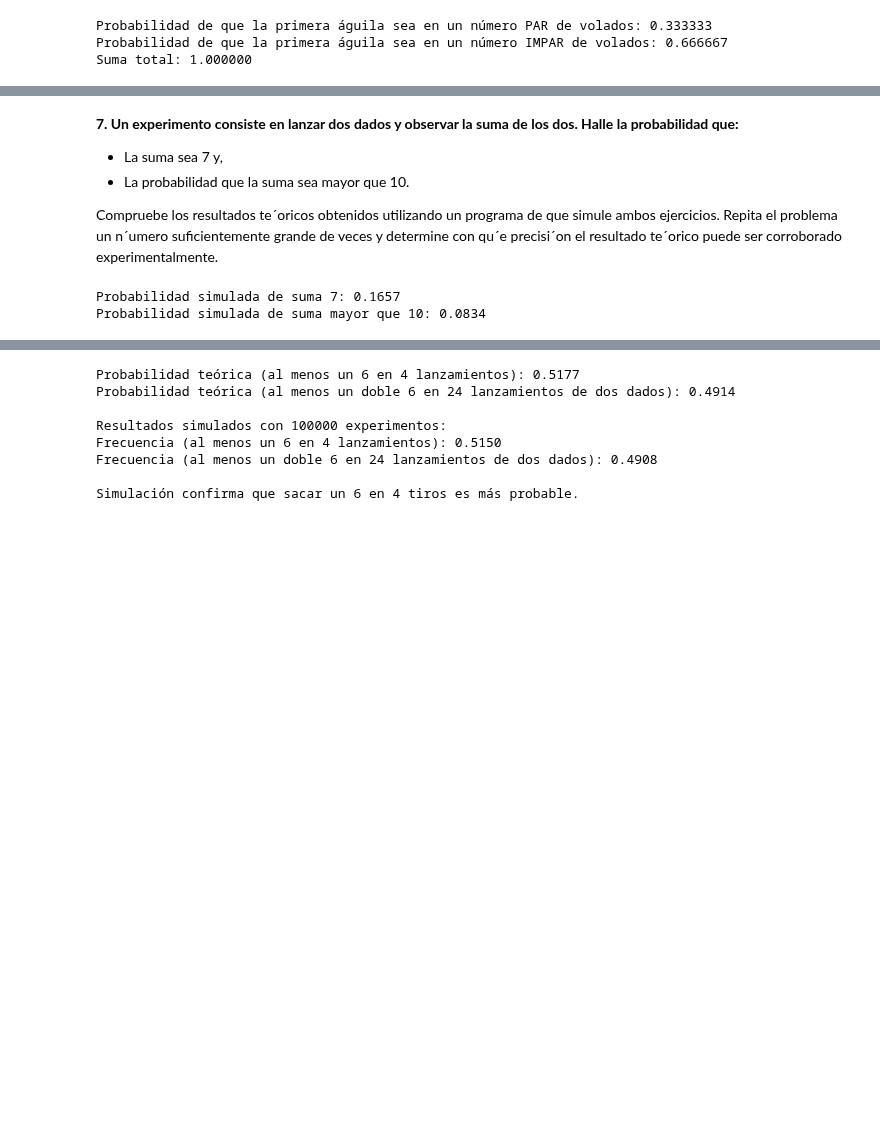
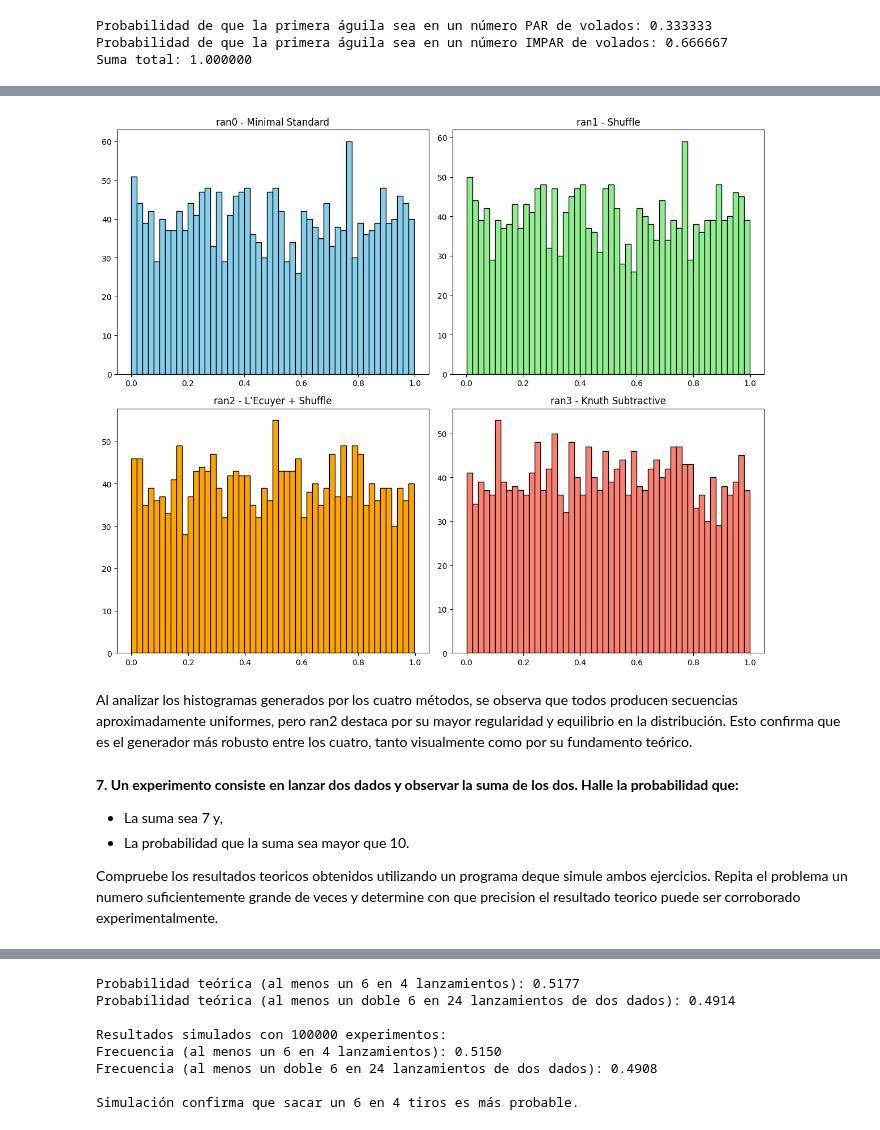
Before and after one commit to AminadabC/MIAAD, a Jupyter notebook: Matematicas/Actividad_probabilidad.ipynb, the cells around one changed output, grey strips where cells are left out. Cells and saved outputs as stored; diff of their text form; code cells hidden in the pictures; blank space fills up the shorter version.

```diff
--- a/Matematicas/Actividad_probabilidad.ipynb
+++ b/Matematicas/Actividad_probabilidad.ipynb
@@ -420,30 +443,38 @@ plt.show()
+# %%
+# Parámetros
+seed = 123456
+size = 2000  # Reducido para asegurar rendimiento
+
+# Generar muestras
+samples_ran0 = ran0(seed, size)
+samples_ran1 = ran1(seed, size)
+samples_ran2 = ran2(seed, size)
+samples_ran3 = ran3(seed, size)
+
+# Plotear histogramas
+fig, axs = plt.subplots(2, 2, figsize=(12, 10))
+
+axs[0, 0].hist(samples_ran0, bins=50, color='skyblue', edgecolor='black')
+axs[0, 0].set_title('ran0 - Minimal Standard')
+
+axs[0, 1].hist(samples_ran1, bins=50, color='lightgreen', edgecolor='black')
+axs[0, 1].set_title('ran1 - Shuffle')
+
+axs[1, 0].hist(samples_ran2, bins=50, color='orange', edgecolor='black')
+axs[1, 0].set_title('ran2 - L’Ecuyer + Shuffle')
+
+axs[1, 1].hist(samples_ran3, bins=50, color='salmon', edgecolor='black')
+axs[1, 1].set_title('ran3 - Knuth Subtractive')
+
+plt.tight_layout()
+plt.show()
+# %% [output]
+[figure, added]
+# %% [markdown]
+Al analizar los histogramas generados por los cuatro métodos, se observa que todos producen secuencias aproximadamente uniformes, pero ran2 destaca por su mayor regularidad y equilibrio en la distribución. Esto confirma que es el generador más robusto entre los cuatro, tanto visualmente como por su fundamento teórico.
 # %% [markdown]
 **7. Un experimento consiste en lanzar dos dados y observar la suma de los dos. Halle la probabilidad que:**
 - La suma sea 7 y,
 - La probabilidad que la suma sea mayor que 10.
 
-Compruebe los resultados te´oricos obtenidos utilizando un programa de
-que simule ambos ejercicios. Repita el problema un n´umero suficientemente grande de veces y determine con qu´e precisi´on el resultado te´orico puede
-ser corroborado experimentalmente.
+Compruebe los resultados teoricos obtenidos utilizando un programa deque simule ambos ejercicios. Repita el problema un numero suficientemente grande de veces y determine con que precision el resultado teorico puede ser corroborado experimentalmente.
-# %%
-import numpy as np
-
-# Configuración
-np.random.seed(42)  # Semilla para reproducibilidad
-n = 100000  # Número de experimentos
-
-# Simular lanzamientos de dos dados
-dado1 = np.random.randint(1, 7, n)
-dado2 = np.random.randint(1, 7, n)
-suma = dado1 + dado2
-
-# Cálculo experimental
-prob_suma_7 = np.sum(suma == 7) / n
-prob_suma_mayor_10 = np.sum(suma > 10) / n
-
-# Mostrar resultados
-print(f"Probabilidad simulada de suma 7: {prob_suma_7:.4f}")
-print(f"Probabilidad simulada de suma mayor que 10: {prob_suma_mayor_10:.4f}")
-# %% [output]
-Probabilidad simulada de suma 7: 0.1657
-Probabilidad simulada de suma mayor que 10: 0.0834
```
Also changed, not shown: parts of 15 cells of this notebook.
